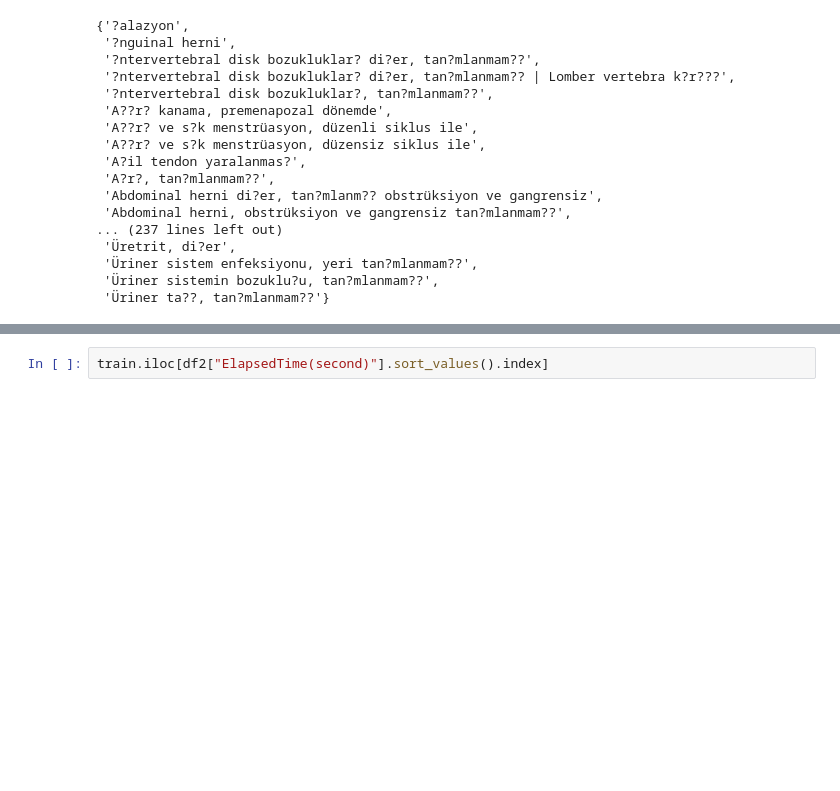
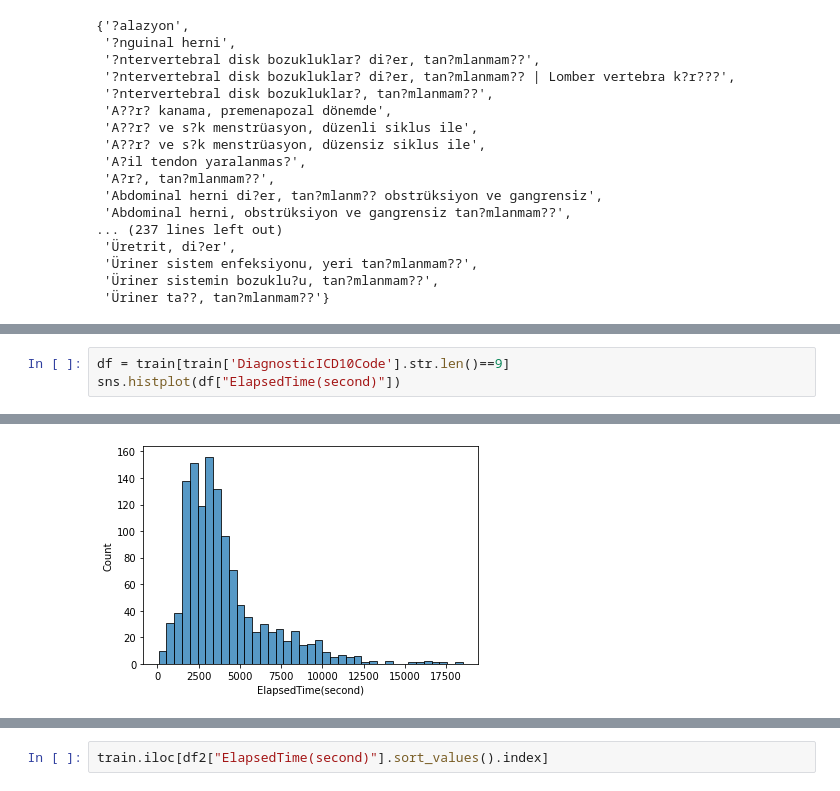
Before and after one commit to furkaneneseren/Datathon-Borda, a Jupyter notebook: surgery-datathon.ipynb, the cells around one changed output, grey strips where cells are left out. Saved outputs shown, nothing was run; the diff lists cells and outputs as text; blank space fills up the shorter version.

Commit message:
visualization and analysis

```diff
--- a/surgery-datathon.ipynb
+++ b/surgery-datathon.ipynb
@@ -328,0 +354,4 @@ df2
+# %%
+df = train[train['DiagnosticICD10Code'].str.len()==9]
+sns.histplot(df["ElapsedTime(second)"])
+# %% [output]
@@ -328,0 +359 @@ df2
+[figure, added]
```
Also changed, not shown: parts of 20 cells of this notebook.
